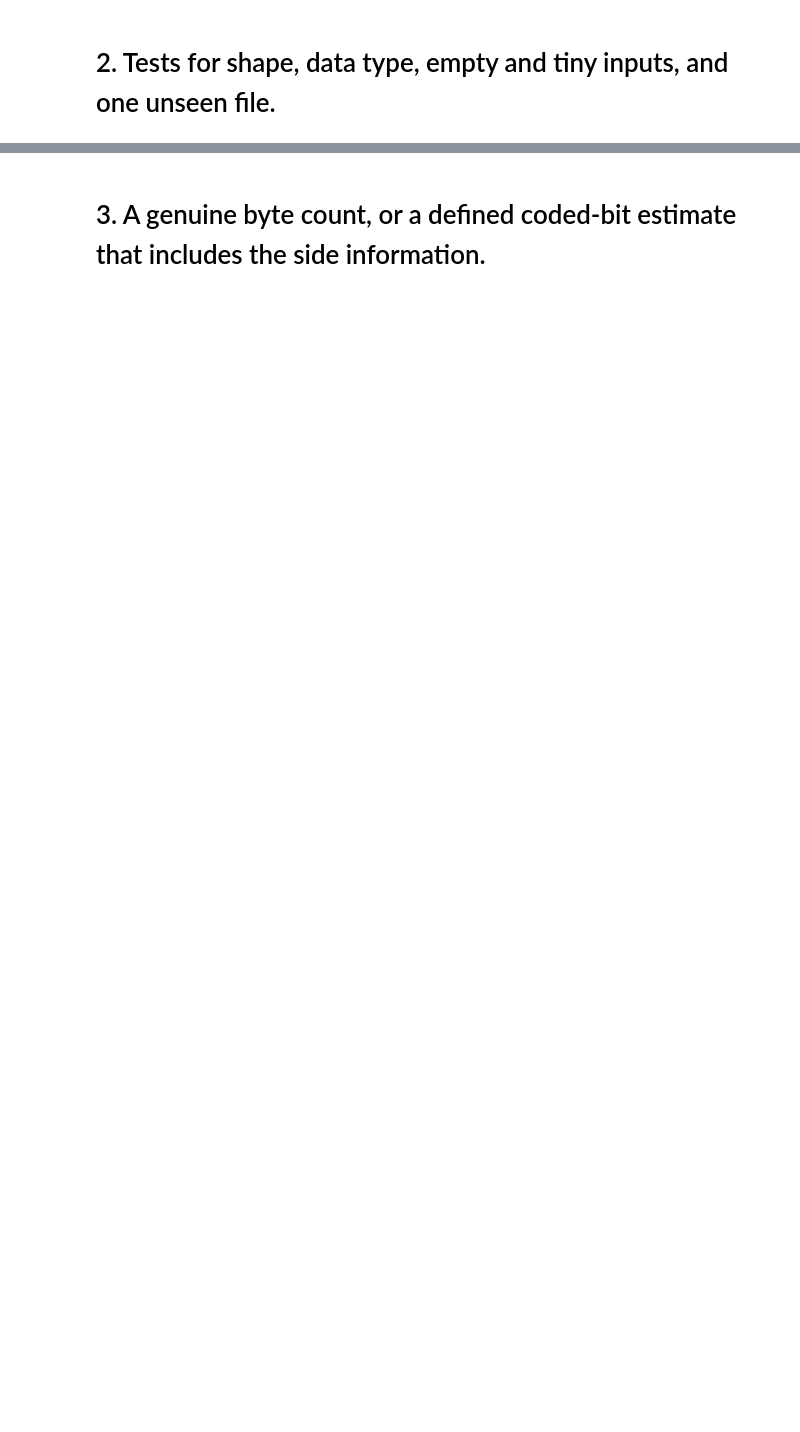
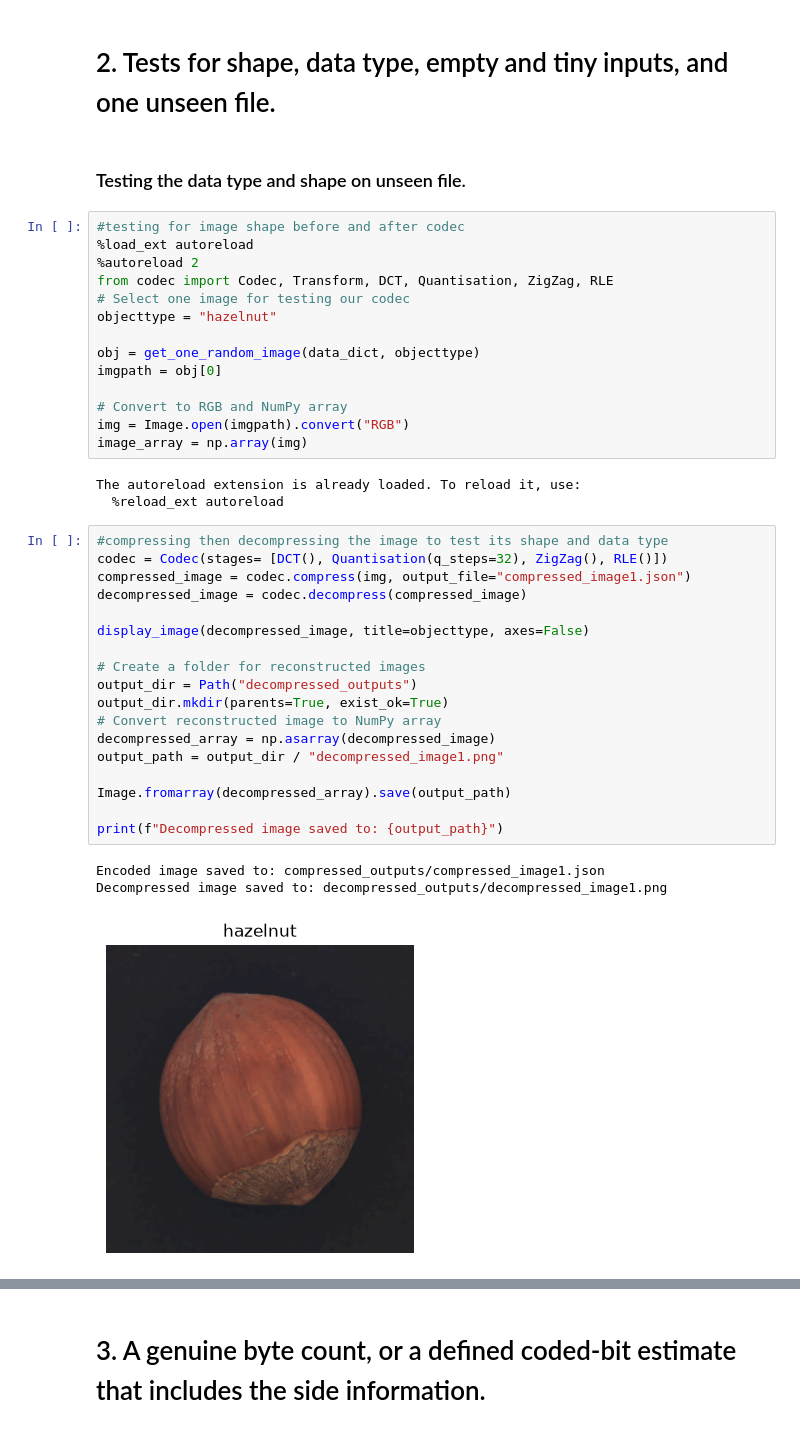
Before and after one commit to filza-a/IDIG4120-group-project, a Jupyter notebook: P2-More-Akhlaq/P2-More-Akhlaq.ipynb, the cells around one changed output, grey strips where cells are left out. Saved outputs shown, nothing was run; the diff lists cells and outputs as text; blank space fills up the shorter version.

```diff
--- a/P2-More-Akhlaq/P2-More-Akhlaq.ipynb
+++ b/P2-More-Akhlaq/P2-More-Akhlaq.ipynb
@@ -879,2 +806,43 @@ plt.show()
 # %% [markdown]
 # 2. Tests for shape, data type, empty and tiny inputs, and one unseen file.
+# %% [markdown]
+### Testing the data type and shape on unseen file.
+# %%
+#testing for image shape before and after codec
+%load_ext autoreload
+%autoreload 2
+from codec import Codec, Transform, DCT, Quantisation, ZigZag, RLE
+# Select one image for testing our codec
+objecttype = "hazelnut"
+
+obj = get_one_random_image(data_dict, objecttype)
+imgpath = obj[0]
+
+# Convert to RGB and NumPy array
+img = Image.open(imgpath).convert("RGB")
+image_array = np.array(img)
+# %% [output]
+The autoreload extension is already loaded. To reload it, use:
+  %reload_ext autoreload
+# %%
+#compressing then decompressing the image to test its shape and data type
+codec = Codec(stages= [DCT(), Quantisation(q_steps=32), ZigZag(), RLE()])
+compressed_image = codec.compress(img, output_file="compressed_image1.json")
+decompressed_image = codec.decompress(compressed_image)
+
+display_image(decompressed_image, title=objecttype, axes=False)
+
+# Create a folder for reconstructed images
+output_dir = Path("decompressed_outputs")
+output_dir.mkdir(parents=True, exist_ok=True)
+# Convert reconstructed image to NumPy array
+decompressed_array = np.asarray(decompressed_image)
+output_path = output_dir / "decompressed_image1.png"
+
+Image.fromarray(decompressed_array).save(output_path)
+
+print(f"Decompressed image saved to: {output_path}")
+# %% [output]
+Encoded image saved to: compressed_outputs/compressed_image1.json
+Decompressed image saved to: decompressed_outputs/decompressed_image1.png
+[figure, added]
```
Also changed, not shown: parts of 39 cells of this notebook, 8 other files.
